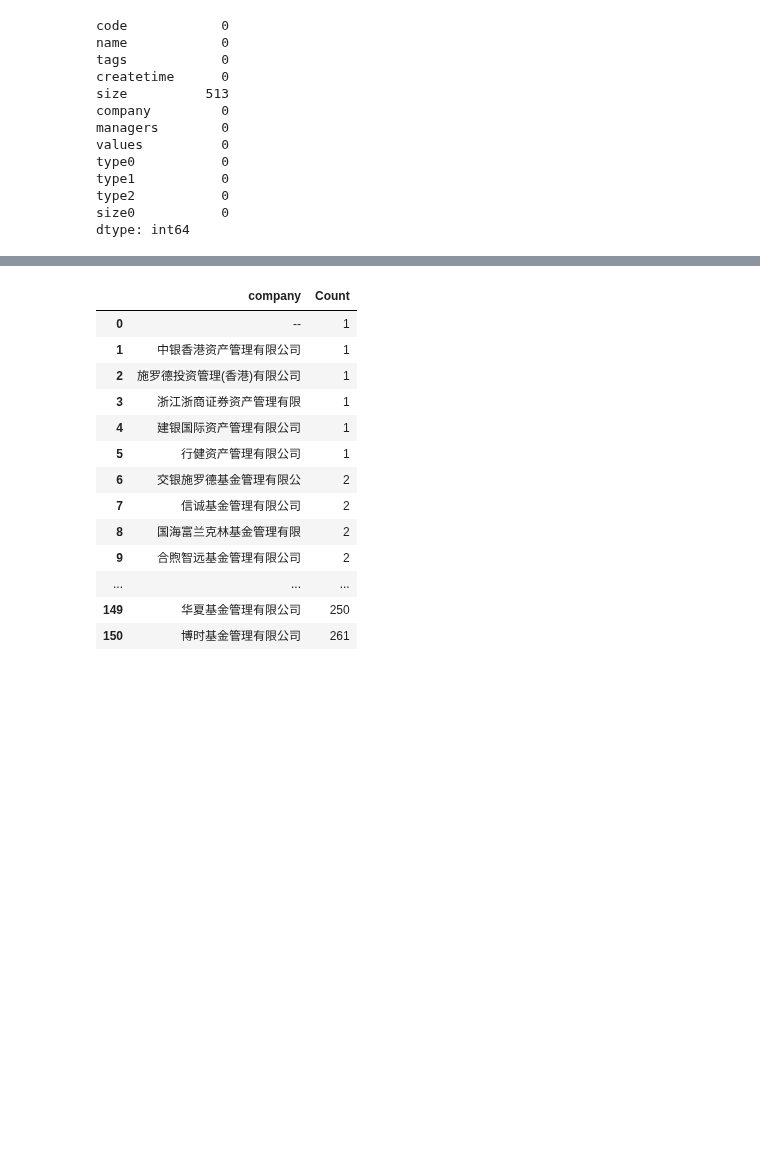
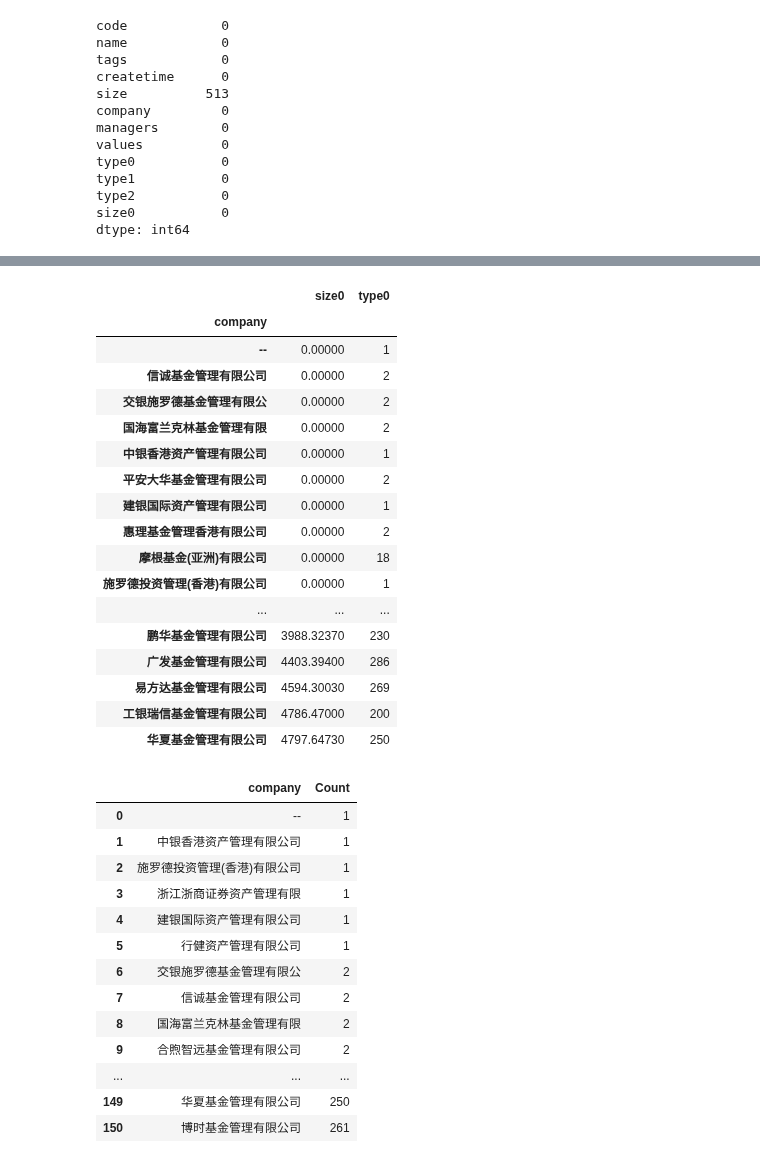
Before and after one commit to zhs007/jupyternotebook.demo, a Jupyter notebook: home/cnfunds/cnfund001.ipynb, the cells around one changed output, grey strips where cells are left out. Drawn from its saved outputs; the diff is of its cells as text; code cells hidden in the pictures; blank space fills up the shorter version.

```diff
--- a/home/cnfunds/cnfund001.ipynb
+++ b/home/cnfunds/cnfund001.ipynb
@@ -113,6 +113,27 @@ pd.DataFrame(dfFunds, columns=['company', 'type0', 'type1', 'size0']).groupby('c
 | 长盛基金管理有限公司 | 83.00000 | 0.83133 | 0.37674 | 0.00000 | 1.00000 | 1.00000 | 1.00000 | 1.00000 | 83.00000 | 0.26506 | 0.44405 | ... |
 | 鹏华基金管理有限公司 | 230.00000 | 0.77826 | 0.41632 | 0.00000 | 1.00000 | 1.00000 | 1.00000 | 1.00000 | 230.00000 | 0.30435 | 0.46113 | ... |
 | 鹏扬基金管理有限公司 | 34.00000 | 0.94118 | 0.23883 | 0.00000 | 1.00000 | 1.00000 | 1.00000 | 1.00000 | 34.00000 | 0.64706 | 0.48507 | ... |
+# %%
+pd.DataFrame(dfFunds, columns=['company', 'type0', 'type1', 'size0']).groupby('company').agg({'size0': np.sum, 'type0': np.size}).sort_values(by='size0')
+# %% [output]
+|  | size0 | type0 |
+| company |  |  |
+| -- | 0.00000 | 1 |
+| 信诚基金管理有限公司 | 0.00000 | 2 |
+| 交银施罗德基金管理有限公 | 0.00000 | 2 |
+| 国海富兰克林基金管理有限 | 0.00000 | 2 |
+| 中银香港资产管理有限公司 | 0.00000 | 1 |
+| 平安大华基金管理有限公司 | 0.00000 | 2 |
+| 建银国际资产管理有限公司 | 0.00000 | 1 |
+| 惠理基金管理香港有限公司 | 0.00000 | 2 |
+| 摩根基金(亚洲)有限公司 | 0.00000 | 18 |
+| 施罗德投资管理(香港)有限公司 | 0.00000 | 1 |
+| ... | ... | ... |
+| 鹏华基金管理有限公司 | 3988.32370 | 230 |
+| 广发基金管理有限公司 | 4403.39400 | 286 |
+| 易方达基金管理有限公司 | 4594.30030 | 269 |
+| 工银瑞信基金管理有限公司 | 4786.47000 | 200 |
+| 华夏基金管理有限公司 | 4797.64730 | 250 |
 # %%
 dfFunds.groupby('company').size().sort_values().reset_index(name = 'Count')
 # %% [output]
```
Also changed, not shown: parts of 7 cells of this notebook, 1 other file.
